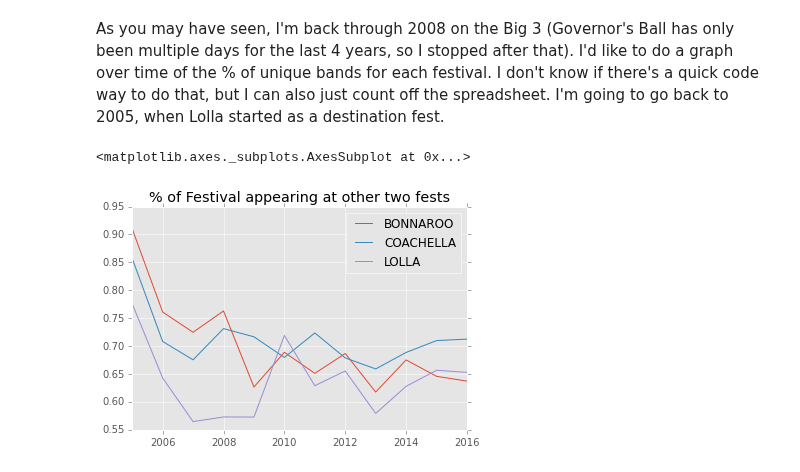
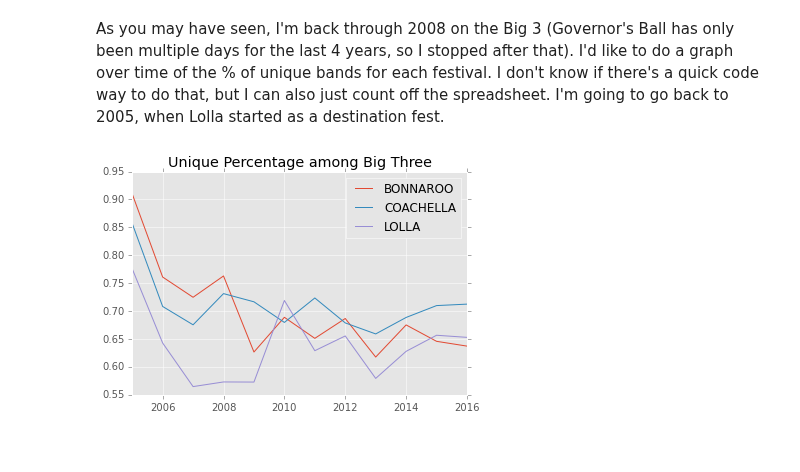
Before and after one commit to hunterowens/hunterowens.github.io, a Jupyter notebook: notebooks/festival_power_ranks_multiyear.ipynb, the cells around one changed output. Saved outputs shown, nothing was run; the diff lists cells and outputs as text; code cells hidden in the pictures.

Commit message:
more images

```diff
--- a/notebooks/festival_power_ranks_multiyear.ipynb
+++ b/notebooks/festival_power_ranks_multiyear.ipynb
@@ -38,7 +38,8 @@ for key in sorted(data):
     chart_data[key] = { festival: 1 - compute_percentage_of_lineup_in_other_festivals(festival, data[key]) for
                        festival in data[key].columns}
 # %%
-pd.DataFrame.from_dict(chart_data, orient='index').plot(title='% of Festival appearing at other two fests')
+pd.DataFrame.from_dict(chart_data, orient='index').plot(title='Unique Percentage among Big Three').get_figure().savefig(
+"./festival_extras/big3history.svg"
+)
 # %% [output]
-<matplotlib.axes._subplots.AxesSubplot at 0x...>
-[figure, old version]
+[figure, new version]
```
Also changed, not shown: 2 other files.
